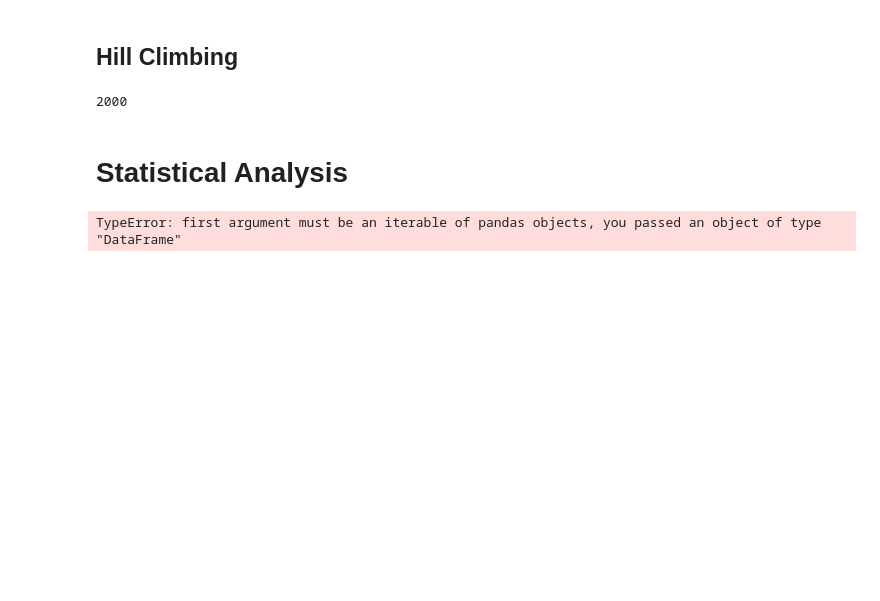
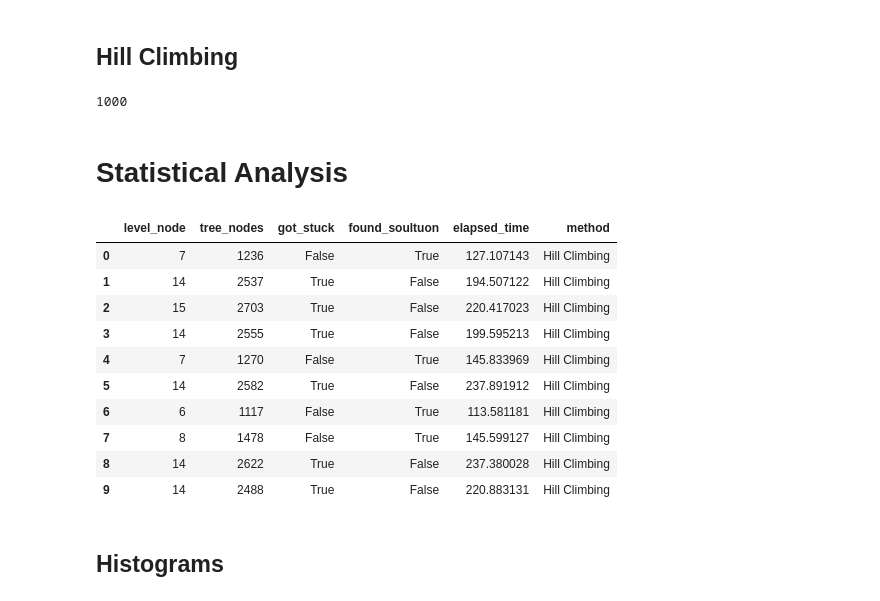
Before and after one commit to yadderace/ai-algorithms, a Jupyter notebook: Problems/eight-queens/TestNB.ipynb, the cells around one changed output. Saved outputs shown, nothing was run; the diff lists cells and outputs as text; code cells hidden in the pictures; blank space fills up the shorter version.

Commit message:
Adding histograms with some variables

```diff
--- a/Problems/eight-queens/TestNB.ipynb
+++ b/Problems/eight-queens/TestNB.ipynb
@@ -17,10 +19,22 @@ N_TESTS = 1000
 # %%
 sa_stats = []
 for n_test in range(N_TESTS):
+
+    # Setting the board
     chess_problem = Problem(n_dim=N_DIMENSIONS, n_queens=N_QUEENS)
     chess_problem.start_board()
-    result_node = chess_problem.simmulated_annealing(print_actions=False, print_board=False, max_spaces=N_DIMENSIONS)
-    sa_stats.append(chess_problem.get_stats(result_node))
+
+    # Running the search
+    start_time = time.time()
+    result = chess_problem.simmulated_annealing(print_actions=False, print_board=False, max_spaces=N_DIMENSIONS)
+    end_time = time.time()
+
+    # Getting stats
+    stats = chess_problem.get_stats(result['last_node'])
+    stats['got_stuck'] = result['got_stuck']
+    stats['found_soultuon'] = result['found_solution']
+    stats['elapsed_time'] = (end_time - start_time) * 1000
+    sa_stats.append(stats)
 
 print(len(sa_stats))
 # %% [output]
@@ -30,27 +44,52 @@ print(len(sa_stats))
 # %%
 hc_stats = []
 for n_test in range(N_TESTS):
+
+    # Setting the board
     chess_problem = Problem(n_dim=N_DIMENSIONS, n_queens=N_QUEENS)
     chess_problem.start_board()
-    result_node = chess_problem.hill_climbing_search(print_actions=False, print_board=False, max_spaces=N_DIMENSIONS)
-    sa_stats.append(chess_problem.get_stats(result_node))
 
-print(len(sa_stats))
+    # Running the search
+    start_time = time.time()
+    result = chess_problem.hill_climbing_search(print_actions=False, print_board=False, max_spaces=N_DIMENSIONS)
+    end_time = time.time()
+
+    # Getting stats
+    stats = chess_problem.get_stats(result['last_node'])
+    stats['got_stuck'] = result['got_stuck']
+    stats['found_soultuon'] = result['found_solution']
+    stats['elapsed_time'] = (end_time - start_time) * 1000
+    hc_stats.append(stats)
+
+print(len(hc_stats))
 # %% [output]
-2000
+1000
 # %% [markdown]
 # Statistical Analysis
 # %%
 for stat_record in sa_stats:
     stat_record['method'] = 'Simmulated Annealing'
 for stat_record in hc_stats:
     stat_record['method'] = 'Hill Climbing'
 
 df_stats_sa = pd.DataFrame(sa_stats)
 df_stats_hc = pd.DataFrame(hc_stats)
 
 df_stats = pd.concat([df_stats_sa, df_stats_hc], ignore_index=True)
 
-print(df_stats.head(10))
+df_stats.head(10)
+df_stats_hc.head(10)
 # %% [output]
-TypeError: first argument must be an iterable of pandas objects, you passed an object of type "DataFrame"
+|  | level_node | tree_nodes | got_stuck | found_soultuon | elapsed_time | method |
+| 0 | 7 | 1236 | False | True | 127.107143 | Hill Climbing |
+| 1 | 14 | 2537 | True | False | 194.507122 | Hill Climbing |
+| 2 | 15 | 2703 | True | False | 220.417023 | Hill Climbing |
+| 3 | 14 | 2555 | True | False | 199.595213 | Hill Climbing |
+| 4 | 7 | 1270 | False | True | 145.833969 | Hill Climbing |
+| 5 | 14 | 2582 | True | False | 237.891912 | Hill Climbing |
+| 6 | 6 | 1117 | False | True | 113.581181 | Hill Climbing |
+| 7 | 8 | 1478 | False | True | 145.599127 | Hill Climbing |
+| 8 | 14 | 2622 | True | False | 237.380028 | Hill Climbing |
+| 9 | 14 | 2488 | True | False | 220.883131 | Hill Climbing |
+# %% [markdown]
+## Histograms
```
Also changed, not shown: parts of 4 cells of this notebook, 1 other file.
